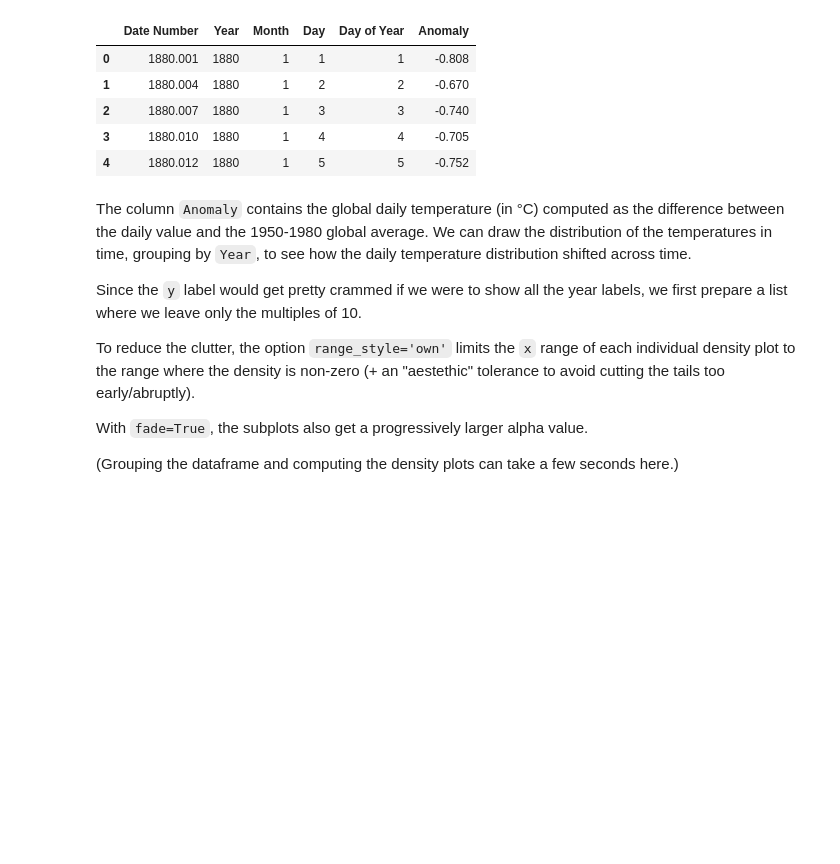
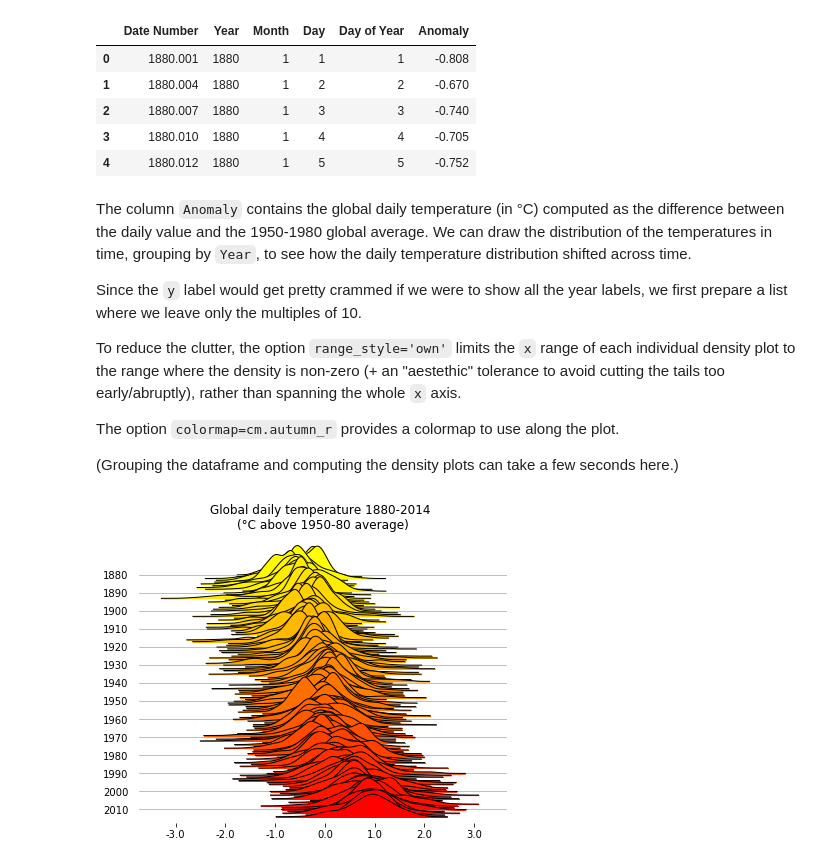
Before and after one commit to leotac/joypy, a Jupyter notebook: Joyplot.ipynb, the cells around one changed output. Drawn from its saved outputs; the diff is of its cells as text; code cells hidden in the pictures; blank space fills up the shorter version.

Commit message:
Add colormaps, fix a couple of things

```diff
--- a/Joyplot.ipynb
+++ b/Joyplot.ipynb
@@ -89,8 +90,19 @@ a list where we leave only the multiples of 10.
 
 To reduce the clutter, the option `range_style='own'` limits
 the `x` range of each individual density plot to the range where the density is non-zero
-(+ an "aestethic" tolerance to avoid cutting the tails too early/abruptly).
+(+ an "aestethic" tolerance to avoid cutting the tails too early/abruptly),
+rather than spanning the whole `x` axis.
 
-With `fade=True`, the subplots also get a progressively larger alpha value.
+The option `colormap=cm.autumn_r` provides a colormap to use along the plot.
 
 (Grouping the dataframe and computing the density plots can take a few seconds here.)
+# %%
+%matplotlib inline
+
+labels=[y if y%10==0 else None for y in list(temp.Year.unique())]
+fig, axes = joypy.joyplot(temp, by="Year", column="Anomaly", labels=labels, range_style='own',
+                          grid="y", linewidth=1, legend=False, figsize=(6,5),
+                          title="Global daily temperature 1880-2014 \n(°C above 1950-80 average)",
+                          colormap=cm.autumn_r)
+# %% [output]
+[figure, added]
```
Also changed, not shown: parts of 20 cells of this notebook, 2 other files.
